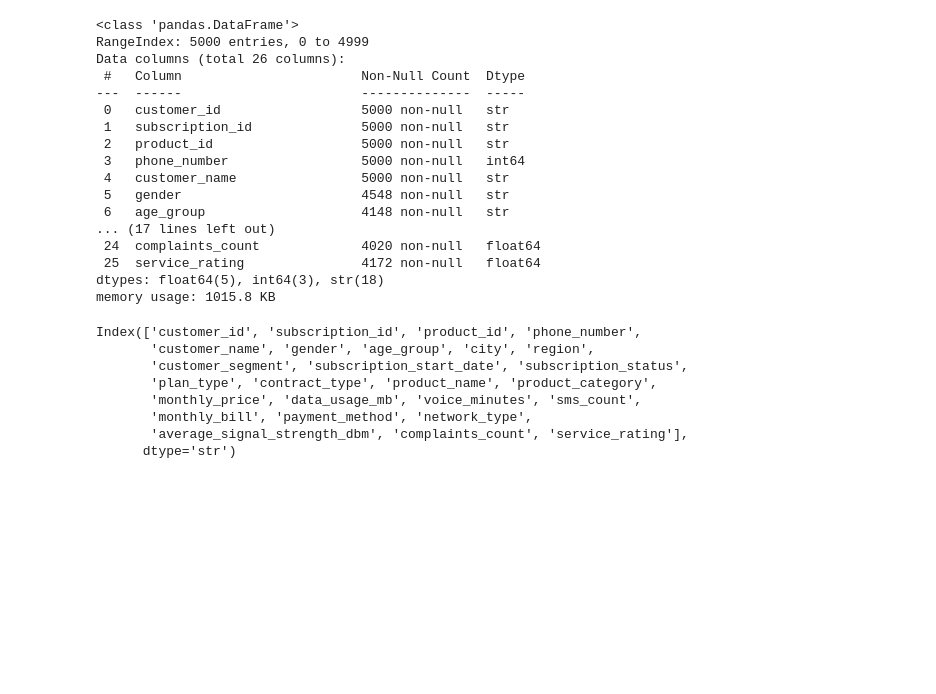
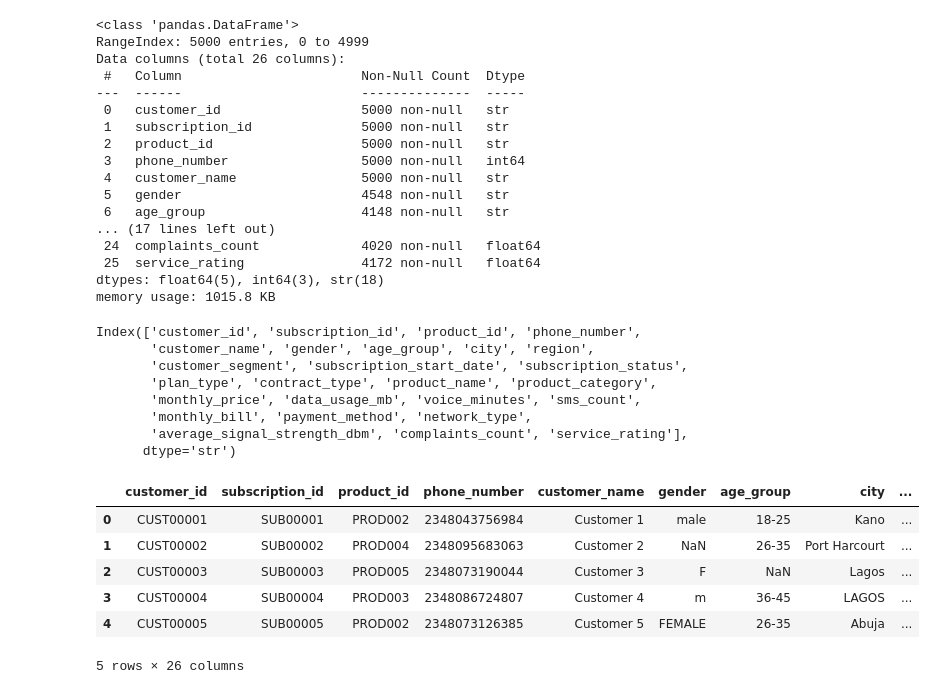
Before and after one commit to ioaviator/novalink-na, a Jupyter notebook: novalink.ipynb, the cells around one changed output. Drawn from its saved outputs; the diff is of its cells as text; code cells hidden in the pictures; blank space fills up the shorter version.

```diff
--- a/novalink.ipynb
+++ b/novalink.ipynb
@@ -64,3 +64,17 @@ Index(['customer_id', 'subscription_id', 'product_id', 'phone_number',
        'monthly_bill', 'payment_method', 'network_type',
        'average_signal_strength_dbm', 'complaints_count', 'service_rating'],
       dtype='str')
+# %%
+novalink_df['subscription_start_date'] = novalink_df['subscription_start_date'].str.replace('/', '-')
+# %%
+novalink_df_new = novalink_df.head(5)
+# %%
+novalink_df_new.head()
+# %% [output]
+|  | customer_id | subscription_id | product_id | phone_number | customer_name | gender | age_group | city | ... |
+| 0 | CUST00001 | SUB00001 | PROD002 | 2348043756984 | Customer 1 | male | 18-25 | Kano | ... |
+| 1 | CUST00002 | SUB00002 | PROD004 | 2348095683063 | Customer 2 | NaN | 26-35 | Port Harcourt | ... |
+| 2 | CUST00003 | SUB00003 | PROD005 | 2348073190044 | Customer 3 | F | NaN | Lagos | ... |
+| 3 | CUST00004 | SUB00004 | PROD003 | 2348086724807 | Customer 4 | m | 36-45 | LAGOS | ... |
+| 4 | CUST00005 | SUB00005 | PROD002 | 2348073126385 | Customer 5 | FEMALE | 26-35 | Abuja | ... |
+5 rows × 26 columns
```
Also changed, not shown: parts of 14 cells of this notebook.
